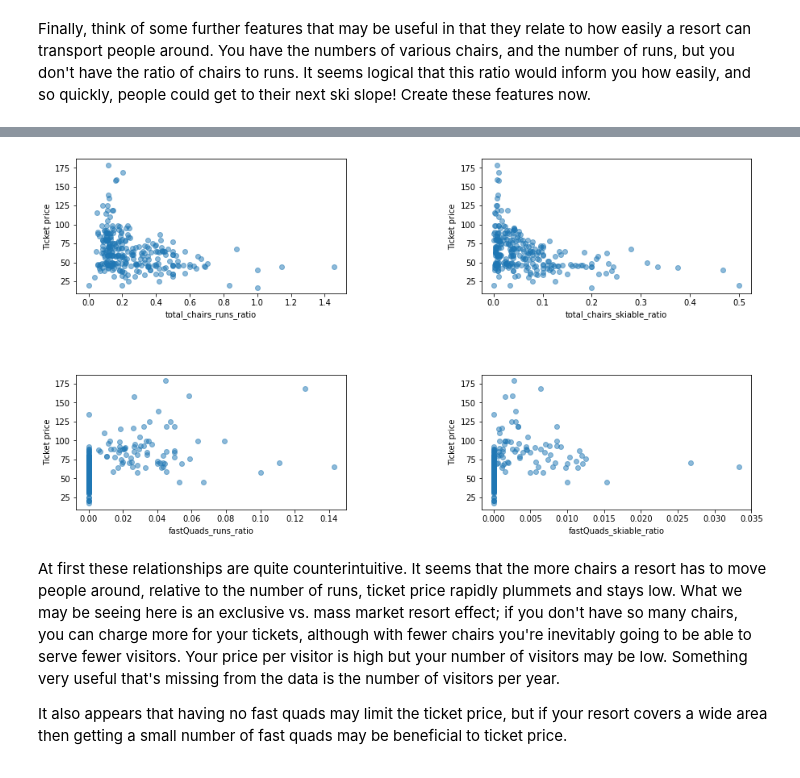
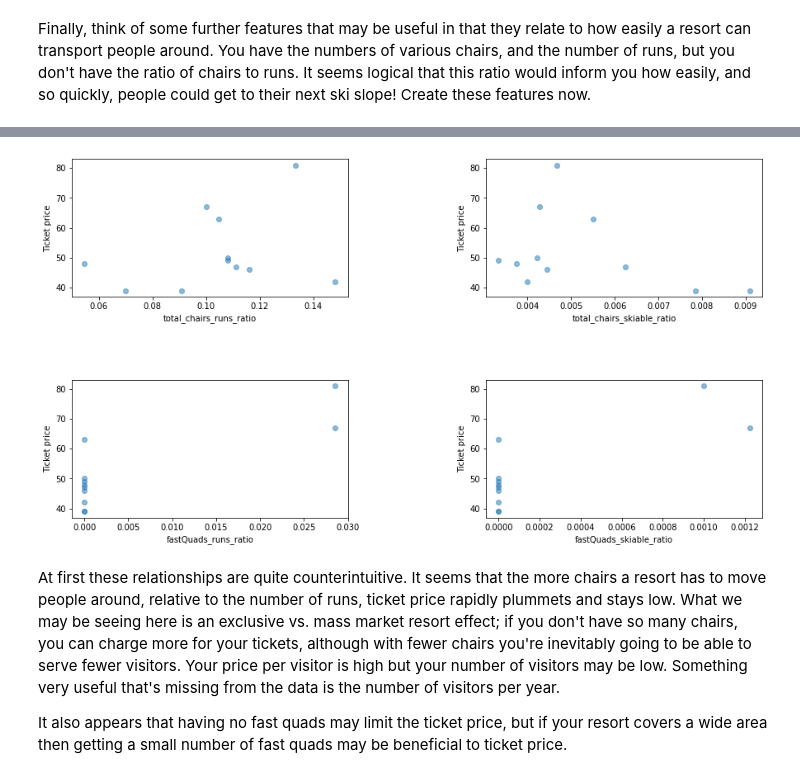
Before and after one commit to misterrustia/DataScienceGuidedCapstone, a Jupyter notebook: Notebooks/03_exploratory_data_analysis.ipynb, the cells around one changed output, grey strips where cells are left out. Drawn from its saved outputs; the diff is of its cells as text; code cells hidden in the pictures.

```diff
--- a/Notebooks/03_exploratory_data_analysis.ipynb
+++ b/Notebooks/03_exploratory_data_analysis.ipynb
@@ -768,3 +794,6 @@ Turning your attention to your target feature, `AdultWeekend` ticket price, you
 As well as `Runs`, `total_chairs` is quite well correlated with ticket price. This is plausible; the more runs you have, the more chairs you'd need to ferry people to them! Interestingly, they may count for more than the total skiable terrain area. For sure, the total skiable terrain area is not as useful as the area with snow making. People seem to put more value in guaranteed snow cover rather than more variable terrain area.
 
 The vertical drop seems to be a selling point that raises ticket prices as well.
+# %%
+montana_df = ski_data[ski_data['state']=='Montana']
+montana_df.shape
@@ -798,0 +860,17 @@ scatterplots(features, ncol=4, figsize=(15, 15))
+# %%
+# define useful function to create scatterplots of ticket prices against desired columns
+def scatterplots_m(columns,data ,  ncol=None, figsize=(15, 8)):
+    if ncol is None:
+        ncol = len(columns)
+    nrow = int(np.ceil(len(columns) / ncol))
+    fig, axes = plt.subplots(nrow, ncol, figsize=figsize, squeeze=False)
+    fig.subplots_adjust(wspace=0.5, hspace=0.6)
+    for i, col in enumerate(columns):
+        ax = axes.flatten()[i]
+        ax.scatter(x = col, y = 'AdultWeekend', data=data, alpha=0.5)
+        ax.set(xlabel=col, ylabel='Ticket price')
+    nsubplots = nrow * ncol
+    for empty in range(i+1, nsubplots):
+        axes.flatten()[empty].set_visible(False)
+
+scatterplots_m(feats,data = montana_df ,ncol = 4, figsize=(15,15))
@@ -807,0 +892,3 @@ ski_data['fastQuads_skiable_ratio'] = ski_data.fastQuads / ski_data.SkiableTerra
+# %%
+mdf = montana_df.copy()
+type(mdf)
@@ -807,0 +897,5 @@ ski_data['fastQuads_skiable_ratio'] = ski_data.fastQuads / ski_data.SkiableTerra
+# %%
+mdf['total_chairs_runs_ratio'] = mdf.total_chairs / mdf.Runs
+mdf['total_chairs_skiable_ratio'] = mdf.total_chairs / mdf.SkiableTerrain_ac
+mdf['fastQuads_runs_ratio'] = mdf.fastQuads / mdf.Runs
+mdf['fastQuads_skiable_ratio'] = mdf.fastQuads / mdf.SkiableTerrain_ac
@@ -808,8 +928,8 @@ ski_data['fastQuads_skiable_ratio'] = ski_data.fastQuads / ski_data.SkiableTerra
 # %%
-scatterplots(['total_chairs_runs_ratio', 'total_chairs_skiable_ratio',
-              'fastQuads_runs_ratio', 'fastQuads_skiable_ratio'], ncol=2)
+scatterplots_m(['total_chairs_runs_ratio', 'total_chairs_skiable_ratio',
+              'fastQuads_runs_ratio', 'fastQuads_skiable_ratio'], mdf,ncol=2)
 # %% [output]
-[figure, old version]
+[figure, new version]
 # %% [markdown]
 At first these relationships are quite counterintuitive. It seems that the more chairs a resort has to move people around, relative to the number of runs, ticket price rapidly plummets and stays low. What we may be seeing here is an exclusive vs. mass market resort effect; if you don't have so many chairs, you can charge more for your tickets, although with fewer chairs you're inevitably going to be able to serve fewer visitors. Your price per visitor is high but your number of visitors may be low. Something very useful that's missing from the data is the number of visitors per year.
 
```
Also changed, not shown: parts of 31 cells of this notebook, 3 other files.
